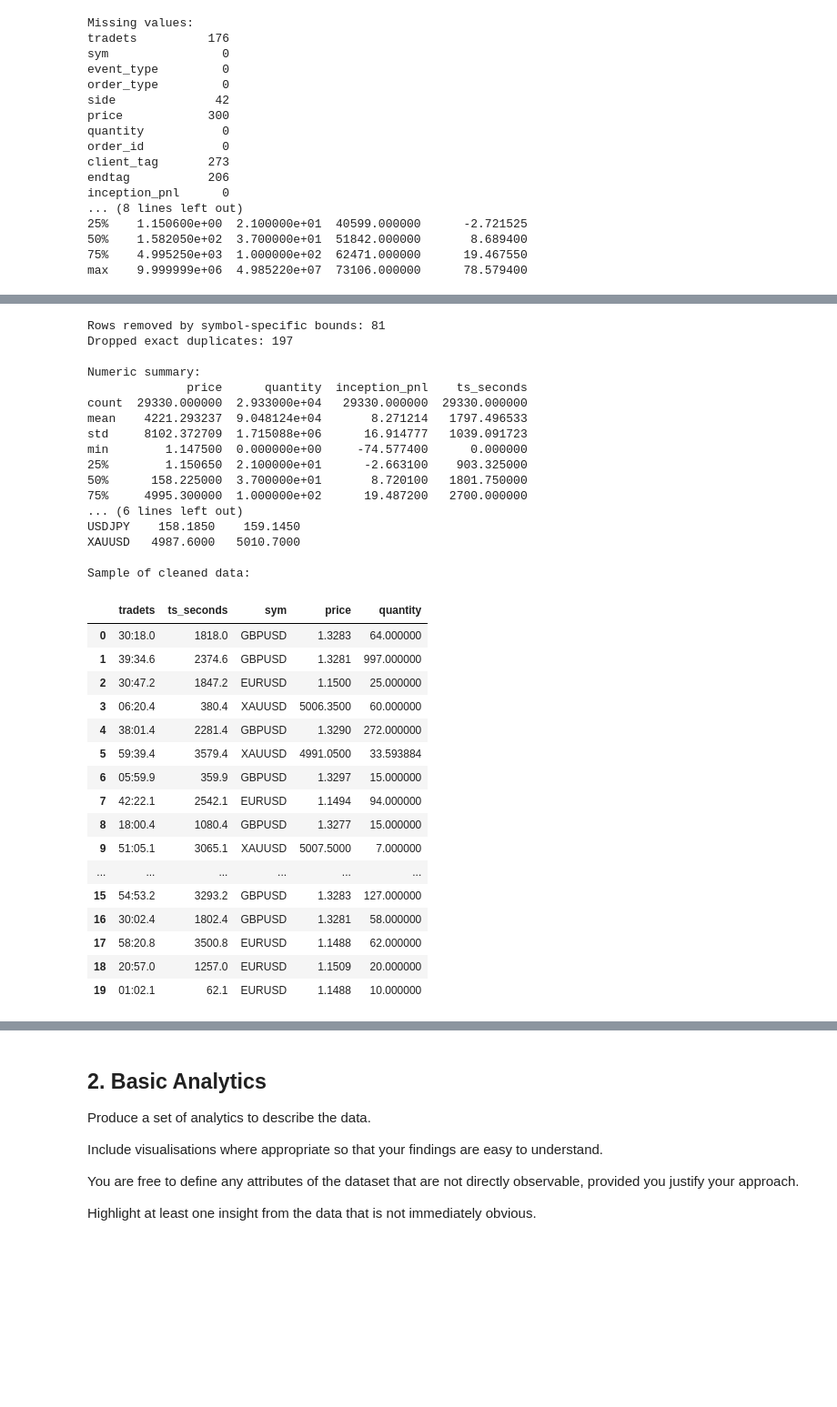
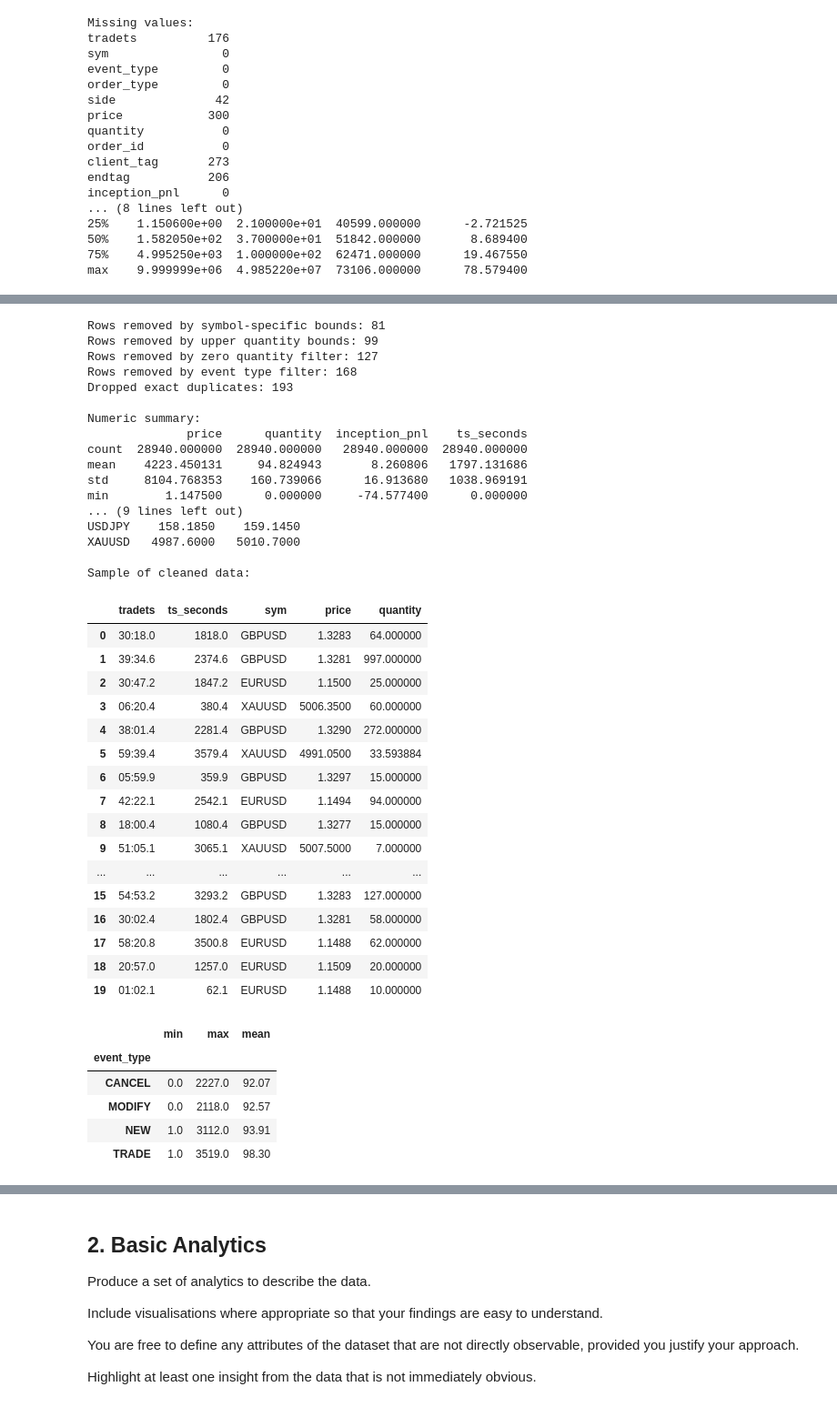
Before and after one commit to Anaswar-ash/Test, a Jupyter notebook: liquidity_and_e-trading_analyst_test_a.ipynb, the cells around one changed output, grey strips where cells are left out. Shown at 91% size. Saved outputs shown, nothing was run; the diff lists cells and outputs as text; code cells hidden in the pictures; blank space fills up the shorter version.

```diff
--- a/liquidity_and_e-trading_analyst_test_a.ipynb
+++ b/liquidity_and_e-trading_analyst_test_a.ipynb
@@ -219,6 +230,41 @@ print("Rows removed by symbol-specific bounds:", before_bounds - after_bounds)
 # 8. Make quantity always a size (use 'side' for direction)
 df_clean["quantity"] = df_clean["quantity"].abs()
 
+# 8b. Instrument-specific quantity bounds (vectorised)
+# Upper bound applied to ALL event types to catch corrupted quantity fields
+# Lower bound (must be >= 1) only applied to TRADE and NEW events
+# CANCEL and MODIFY events may legitimately have zero quantity
+
+upper_bounds = {
+    'GBPUSD': 10_000,
+    'EURUSD': 10_000,
+    'USDJPY': 10_000,
+    'XAUUSD': 5_000,
+    'NAS100': 2_000
+}
+
+# Remove extreme quantity artefacts across all event types
+before_qty = len(df_clean)
+for sym, max_qty in upper_bounds.items():
+    df_clean = df_clean[~((df_clean['sym'] == sym) & (df_clean['quantity'] > max_qty))]
+after_qty = len(df_clean)
+print("Rows removed by upper quantity bounds:", before_qty - after_qty)
+
+# Remove zero/negative quantities for TRADE and NEW only
+# CANCEL events are allowed to have zero quantity (cancel remainder of order)
+invalid_zero_mask = df_clean['event_type'].isin(['TRADE', 'NEW']) & (df_clean['quantity'] < 1)
+before_zero = len(df_clean)
+df_clean = df_clean[~invalid_zero_mask]
+print("Rows removed by zero quantity filter:", before_zero - len(df_clean))
+
+# Enforce valid event types
+# Drops corrupted system messages like FILLISH and UNKNOWN
+valid_events = ["NEW", "TRADE", "CANCEL", "MODIFY"]
+
+before_events = len(df_clean)
+df_clean = df_clean[df_clean["event_type"].isin(valid_events)]
+print("Rows removed by event type filter:", before_events - len(df_clean))
+
 # 9. Fill missing client/strategy identifiers
 df_clean["client_tag"] = df_clean["client_tag"].fillna("UNKNOWN_CLIENT")
 df_clean["endtag"] = df_clean["endtag"].fillna("UNKNOWN_ENDTAG")
@@ -241,18 +287,18 @@ print("\nSample of cleaned data:")
 display(df_clean[["tradets", "ts_seconds", "sym", "price", "quantity"]].head(20))
 # %% [output]
 Rows removed by symbol-specific bounds: 81
-Dropped exact duplicates: 197
+Rows removed by upper quantity bounds: 99
+Rows removed by zero quantity filter: 127
+Rows removed by event type filter: 168
+Dropped exact duplicates: 193
 
 Numeric summary:
               price      quantity  inception_pnl    ts_seconds
-count  29330.000000  2.933000e+04   29330.000000  29330.000000
-mean    4221.293237  9.048124e+04       8.271214   1797.496533
-std     8102.372709  1.715088e+06      16.914777   1039.091723
-min        1.147500  0.000000e+00     -74.577400      0.000000
-25%        1.150650  2.100000e+01      -2.663100    903.325000
-50%      158.225000  3.700000e+01       8.720100   1801.750000
-75%     4995.300000  1.000000e+02      19.487200   2700.000000
-... (6 lines left out)
+count  28940.000000  28940.000000   28940.000000  28940.000000
+mean    4223.450131     94.824943       8.260806   1797.131686
+std     8104.768353    160.739066      16.913680   1038.969191
+min        1.147500      0.000000     -74.577400      0.000000
+... (9 lines left out)
 USDJPY    158.1850    159.1450
 XAUUSD   4987.6000   5010.7000
 
@@ -274,4 +320,23 @@ Sample of cleaned data:
 | 17 | 58:20.8 | 3500.8 | EURUSD | 1.1488 | 62.000000 |
 | 18 | 20:57.0 | 1257.0 | EURUSD | 1.1509 | 20.000000 |
 | 19 | 01:02.1 | 62.1 | EURUSD | 1.1488 | 10.000000 |
+# %%
+# Find remaining extreme quantities / confirmation block
+df_clean[df_clean["quantity"] > 10_000].groupby(["sym", "event_type"]).size()
+
+# Check all event types for remaining extreme quantities
+df_clean[df_clean["quantity"] > 2_000].groupby(["sym", "event_type"]).size()
+
+# Check zero quantity distribution by event type
+df_clean[df_clean["quantity"] == 0].groupby(["event_type"]).size()
+
+# Check quantity ranges per event type
+df_clean.groupby("event_type")["quantity"].agg(["min", "max", "mean"]).round(2)
+# %% [output]
+|  | min | max | mean |
+| event_type |  |  |  |
+| CANCEL | 0.0 | 2227.0 | 92.07 |
+| MODIFY | 0.0 | 2118.0 | 92.57 |
+| NEW | 1.0 | 3112.0 | 93.91 |
+| TRADE | 1.0 | 3519.0 | 98.30 |
 # %% [markdown]
```
Also changed, not shown: parts of 15 cells of this notebook, 2 other files.
